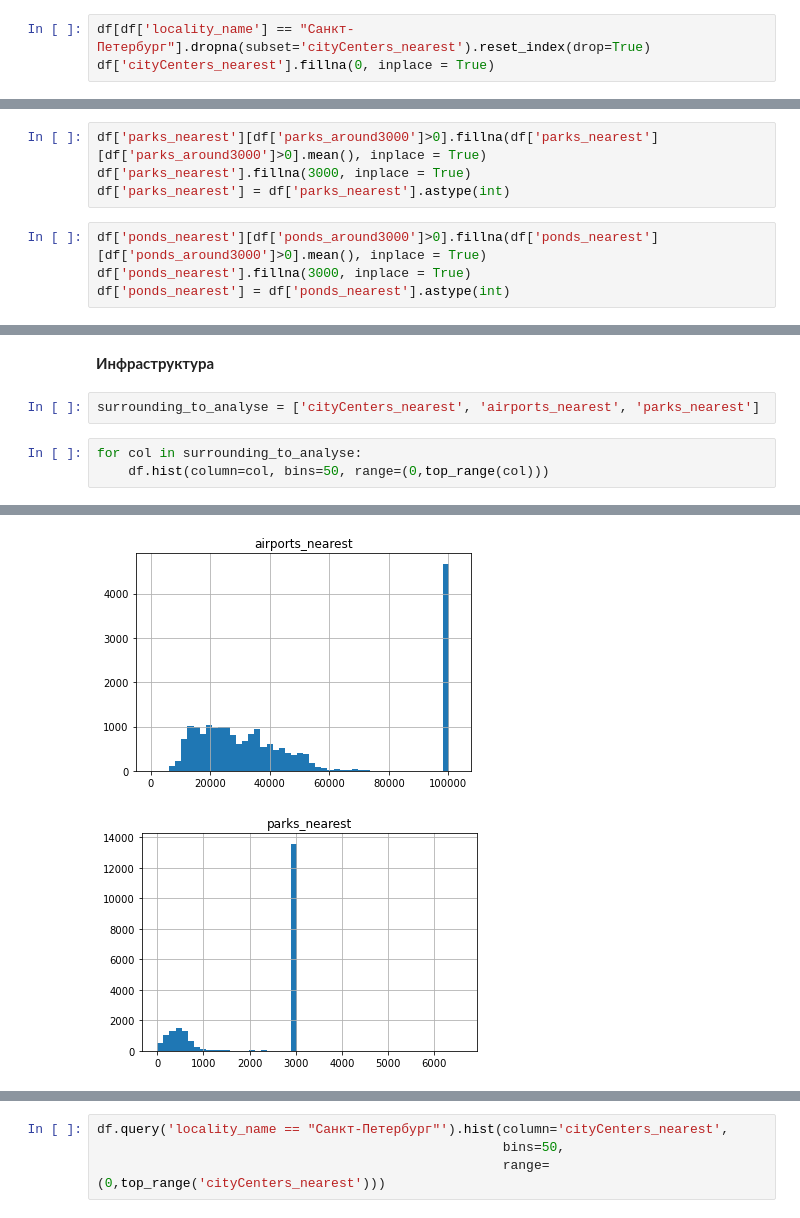
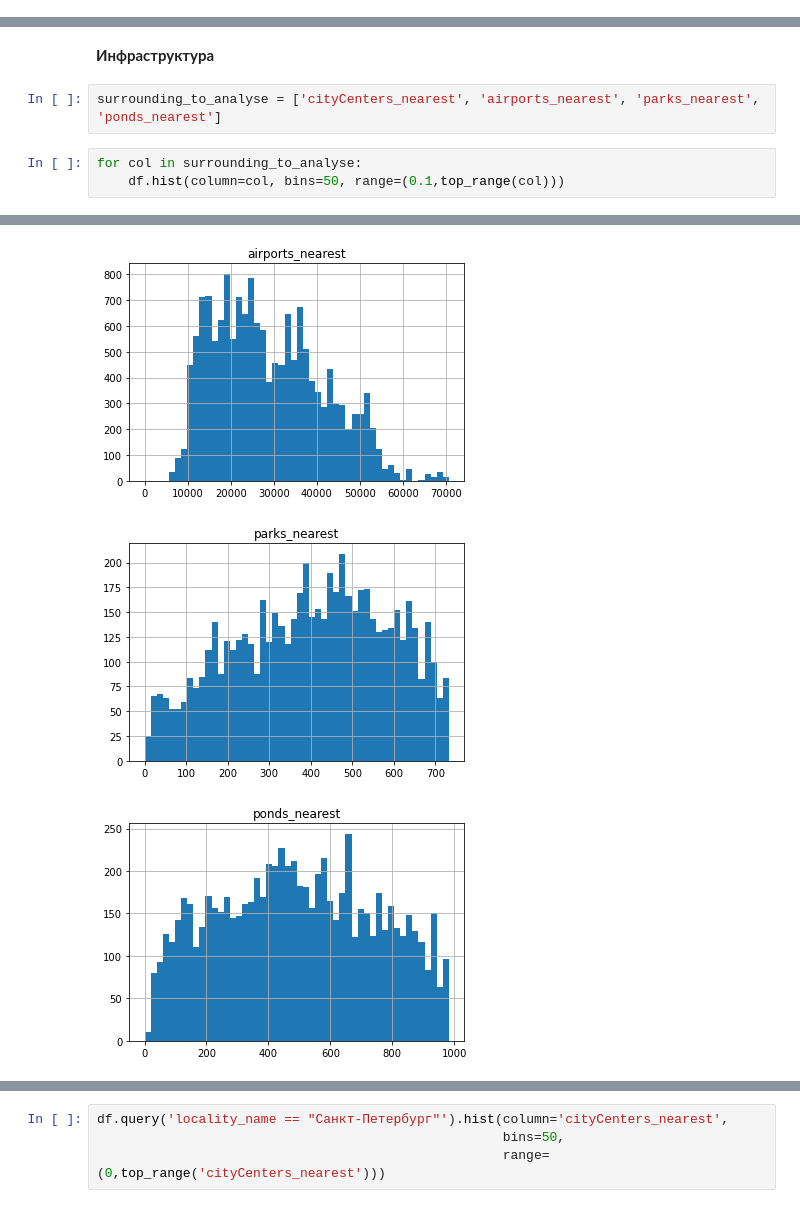
Before and after one commit to Alexman507/yandex_practicum_projects, a Jupyter notebook: real_estate/real_estate.ipynb, the cells around one changed output, grey strips where cells are left out. Saved outputs shown, nothing was run; the diff lists cells and outputs as text.

```diff
--- a/real_estate/real_estate.ipynb
+++ b/real_estate/real_estate.ipynb
@@ -250,3 +242,0 @@ df['airports_nearest'] = df['airports_nearest'].astype(int)
-# %%
-df[df['locality_name'] == "Санкт-Петербург"].dropna(subset='cityCenters_nearest').reset_index(drop=True)
-df['cityCenters_nearest'].fillna(0, inplace = True)
@@ -258,11 +243,3 @@ df['cityCenters_nearest'].fillna(0, inplace = True)
-# %%
-df['parks_nearest'][df['parks_around3000']>0].fillna(df['parks_nearest'][df['parks_around3000']>0].mean(), inplace = True)
-df['parks_nearest'].fillna(3000, inplace = True)
-df['parks_nearest'] = df['parks_nearest'].astype(int)
-# %%
-df['ponds_nearest'][df['ponds_around3000']>0].fillna(df['ponds_nearest'][df['ponds_around3000']>0].mean(), inplace = True)
-df['ponds_nearest'].fillna(3000, inplace = True)
-df['ponds_nearest'] = df['ponds_nearest'].astype(int)
 # %% [markdown]
 **Проверка заполнения пропусков**
 # %%
@@ -521,8 +498,8 @@ array([[<AxesSubplot:title={'center':'floor_type_id'}>]], dtype=object)
 # %% [markdown]
 **Инфраструктура** <a class="anchor" id="инфраструктура"></a>
 # %%
-surrounding_to_analyse = ['cityCenters_nearest', 'airports_nearest', 'parks_nearest']
+surrounding_to_analyse = ['cityCenters_nearest', 'airports_nearest', 'parks_nearest', 'ponds_nearest']
 # %%
 for col in surrounding_to_analyse:
-    df.hist(column=col, bins=50, range=(0,top_range(col)))
+    df.hist(column=col, bins=50, range=(0.1,top_range(col)))
 # %% [output]
@@ -530,3 +507,4 @@ for col in surrounding_to_analyse:
-[figure, old version]
+[figure, new version]
-[figure, old version]
+[figure, new version]
+[figure, added]
 # %% [markdown]
```
Also changed, not shown: parts of 48 cells of this notebook.
